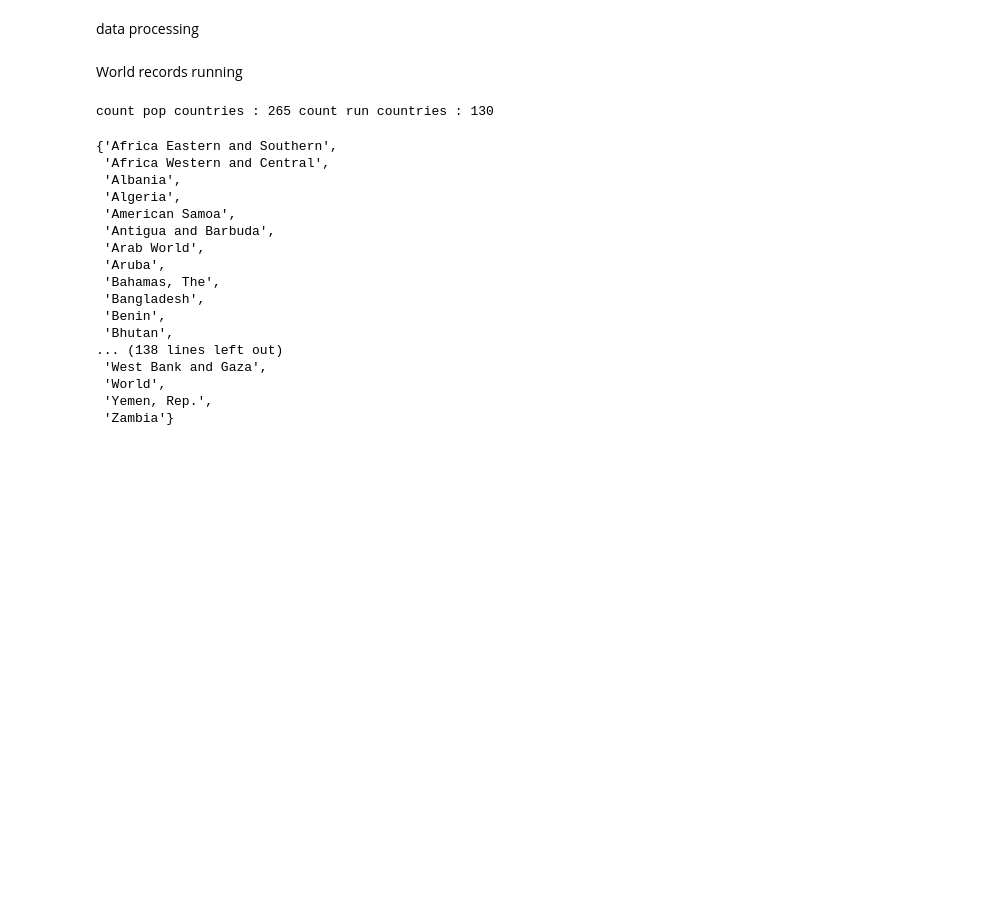
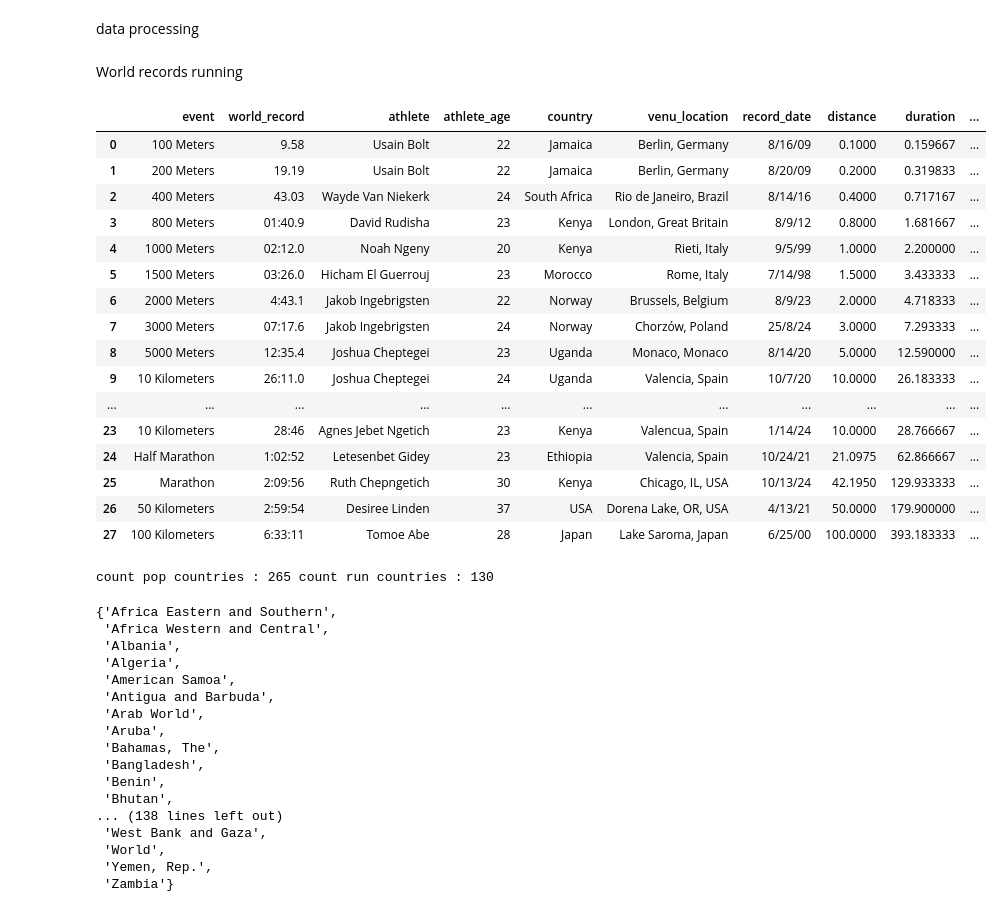
Before and after one commit to garou404/big_data_project, a Jupyter notebook: data-exploration/exploration.ipynb, the cells around one changed output. Saved outputs shown, nothing was run; the diff lists cells and outputs as text; code cells hidden in the pictures; blank space fills up the shorter version.

```diff
--- a/data-exploration/exploration.ipynb
+++ b/data-exploration/exploration.ipynb
@@ -229,6 +229,27 @@ df_wr.to_csv("../data/wr/running_wr.csv", index=False)
 # %%
 df_pop = pd.read_csv("../data/population/population_processed.csv", )
 df_run = pd.read_csv("../data/running/run_ww_2019_q.csv", index_col="Unnamed: 0")
+# %%
+df = pd.read_csv("../data/wr/running_wr.csv")
+df
+# %% [output]
+|  | event | world_record | athlete | athlete_age | country | venu_location | record_date | distance | duration | ... |
+| 0 | 100 Meters | 9.58 | Usain Bolt | 22 | Jamaica | Berlin, Germany | 8/16/09 | 0.1000 | 0.159667 | ... |
+| 1 | 200 Meters | 19.19 | Usain Bolt | 22 | Jamaica | Berlin, Germany | 8/20/09 | 0.2000 | 0.319833 | ... |
+| 2 | 400 Meters | 43.03 | Wayde Van Niekerk | 24 | South Africa | Rio de Janeiro, Brazil | 8/14/16 | 0.4000 | 0.717167 | ... |
+| 3 | 800 Meters | 01:40.9 | David Rudisha | 23 | Kenya | London, Great Britain | 8/9/12 | 0.8000 | 1.681667 | ... |
+| 4 | 1000 Meters | 02:12.0 | Noah Ngeny | 20 | Kenya | Rieti, Italy | 9/5/99 | 1.0000 | 2.200000 | ... |
+| 5 | 1500 Meters | 03:26.0 | Hicham El Guerrouj | 23 | Morocco | Rome, Italy | 7/14/98 | 1.5000 | 3.433333 | ... |
+| 6 | 2000 Meters | 4:43.1 | Jakob Ingebrigsten | 22 | Norway | Brussels, Belgium | 8/9/23 | 2.0000 | 4.718333 | ... |
+| 7 | 3000 Meters | 07:17.6 | Jakob Ingebrigsten | 24 | Norway | Chorzów, Poland | 25/8/24 | 3.0000 | 7.293333 | ... |
+| 8 | 5000 Meters | 12:35.4 | Joshua Cheptegei | 23 | Uganda | Monaco, Monaco | 8/14/20 | 5.0000 | 12.590000 | ... |
+| 9 | 10 Kilometers | 26:11.0 | Joshua Cheptegei | 24 | Uganda | Valencia, Spain | 10/7/20 | 10.0000 | 26.183333 | ... |
+| ... | ... | ... | ... | ... | ... | ... | ... | ... | ... | ... |
+| 23 | 10 Kilometers | 28:46 | Agnes Jebet Ngetich | 23 | Kenya | Valencua, Spain | 1/14/24 | 10.0000 | 28.766667 | ... |
+| 24 | Half Marathon | 1:02:52 | Letesenbet Gidey | 23 | Ethiopia | Valencia, Spain | 10/24/21 | 21.0975 | 62.866667 | ... |
+| 25 | Marathon | 2:09:56 | Ruth Chepngetich | 30 | Kenya | Chicago, IL, USA | 10/13/24 | 42.1950 | 129.933333 | ... |
+| 26 | 50 Kilometers | 2:59:54 | Desiree Linden | 37 | USA | Dorena Lake, OR, USA | 4/13/21 | 50.0000 | 179.900000 | ... |
+| 27 | 100 Kilometers | 6:33:11 | Tomoe Abe | 28 | Japan | Lake Saroma, Japan | 6/25/00 | 100.0000 | 393.183333 | ... |
 # %%
 print(f"count pop countries : {len(countries_pop)} count run countries : {len(countries_run)}")
 # %% [output]
```
Also changed, not shown: 7 other files.
